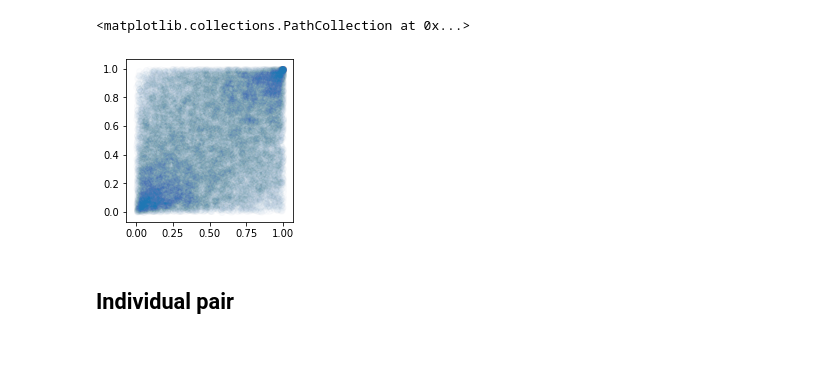
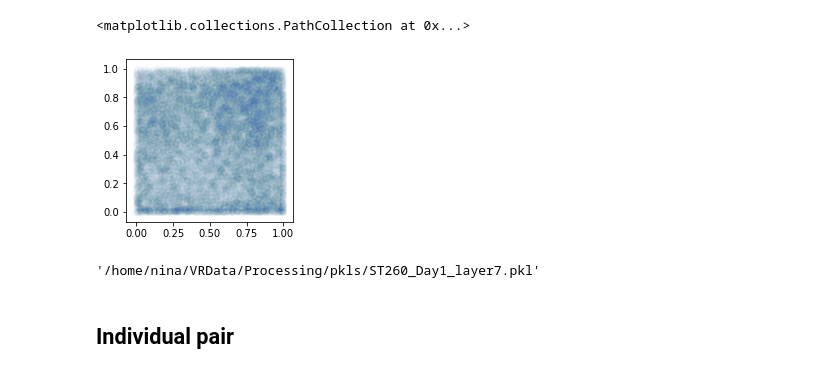
Before and after one commit to onkenlab/CopulaGP, a Jupyter notebook: NextLayer.ipynb, the cells around one changed output. Saved outputs shown, nothing was run; the diff lists cells and outputs as text; code cells hidden in the pictures.

```diff
--- a/NextLayer.ipynb
+++ b/NextLayer.ipynb
@@ -13,6 +12,8 @@ device = 'cpu'
 animal = 'ST260'
 day_name = 'Day1'
 exp_pref = f'{animal}_{day_name}'
-with open(f"{path_models}/order_{exp_pref}.pkl","rb") as f:
-    order=pkl.load(f)-5
-order
+path_models = f'/home/nina/outputs/{exp_pref}'
+layer = 7
+
+train.merge_results(path_models, layer)
+train.transform2next_layer(exp_pref,layer,'cpu')
@@ -29,2 +20,11 @@ array([  1,  19,  43,  11,  31,  21,  15,  78,   5,  47,  66,  76,  44,
+# %%
+Assume we were have a good, uncorrupted list of models in a single file
+with open(f"{path_models}/layer{layer}_models.pkl","rb") as f:
+    model_list=pkl.load(f)
+layer_width = model_list.shape[0]
+# Now load the inputs
+X,Y = utils.standard_loader(f"{path2data}/{exp_pref}_layer{layer}.pkl")
+NN = Y.shape[-1]-1
+assert layer_width==NN
 # %%
 # transform all
@@ -65,15 +72,19 @@ data = {}
 data['X'] = X
 data['Y'] = np.array(next_layer).T
 # %%
-with open(f"{path_exp}/{exp_pref}_layer1.pkl","wb") as f:
+with open(f"{path2data}/{exp_pref}_layer{layer+1}.pkl","wb") as f:
     pkl.dump(data,f)
 # %%
-X,Y = utils.standard_loader(f"{path_exp}/{exp_pref}_layer1.pkl",0,1)
+X,Y = utils.standard_loader(f"{path2data}/{exp_pref}_layer{layer+1}.pkl",0,1)
 plt.figure(figsize=(3,3))
 plt.scatter(*Y.T,alpha=0.01)
 # %% [output]
 <matplotlib.collections.PathCollection at 0x...>
-[figure, old version]
+[figure, new version]
+# %%
+f"{path2data}/{exp_pref}_layer{layer+1}.pkl"
+# %% [output]
+'/home/nina/VRData/Processing/pkls/ST260_Day1_layer7.pkl'
 # %% [markdown]
 ## Individual pair
 # %%
```
Also changed, not shown: parts of 5 cells of this notebook, 6 other files.
